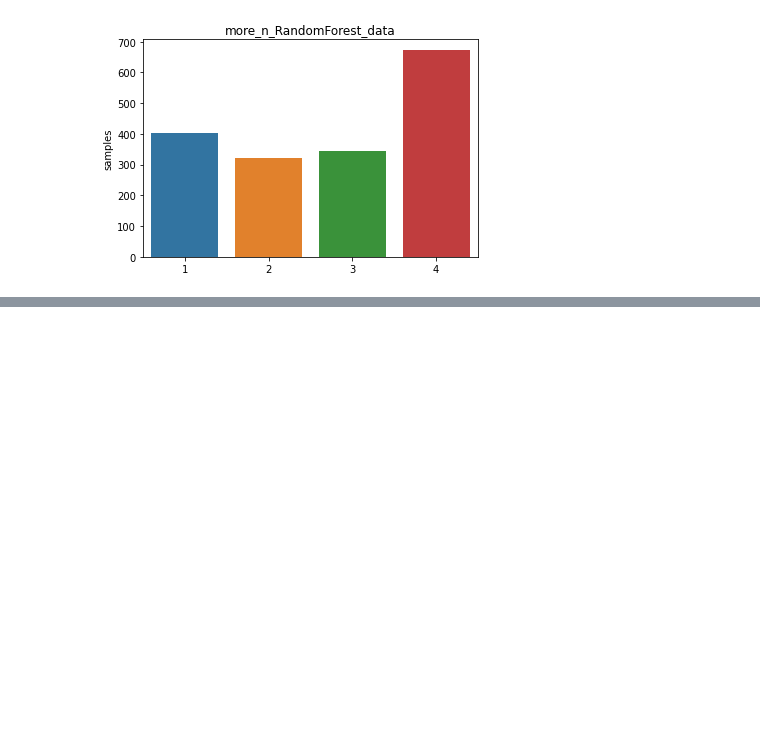
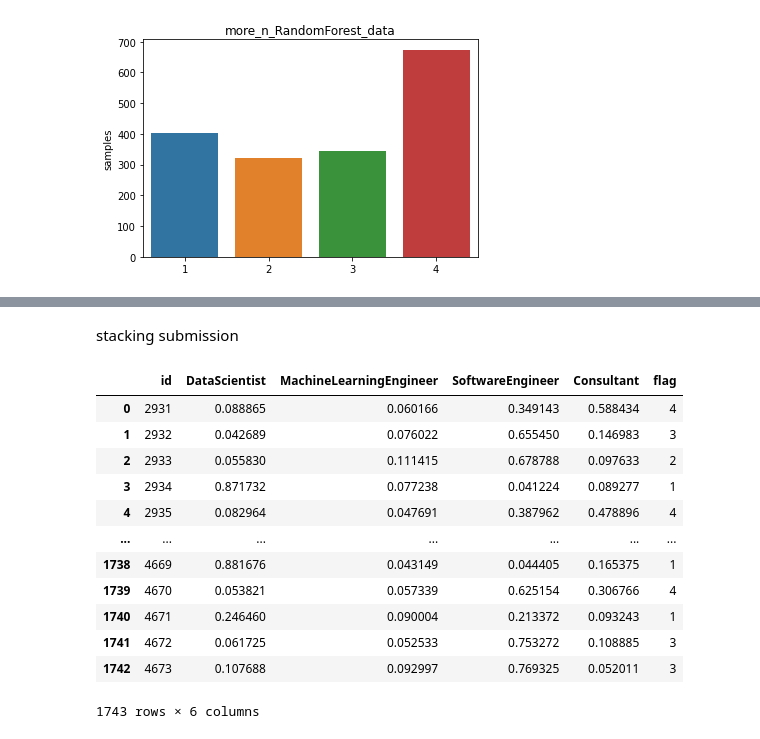
Before and after one commit to Radperia/SIGNATE_student_2020, a Jupyter notebook: SIGNATE_Tfidf_2LR+2RF_stacking.ipynb, the cells around one changed output, grey strips where cells are left out. Drawn from its saved outputs; the diff is of its cells as text; code cells hidden in the pictures; blank space fills up the shorter version.

```diff
--- a/SIGNATE_Tfidf_2LR+2RF_stacking.ipynb
+++ b/SIGNATE_Tfidf_2LR+2RF_stacking.ipynb
@@ -1080,0 +1015,23 @@ py.iplot(data, filename='labelled-heatmap')
+# %% [markdown]
+stacking submission
+# %%
+stacking_prob = pd.DataFrame()
+stacking_prob = np.stack([stacking_submission['DataScientist'], stacking_submission['MachineLearningEngineer'],
+                          stacking_submission['SoftwareEngineer'], stacking_submission['Consultant']], 1)
+stacking_y = hack(stacking_prob) + 1
+stacking_submission['flag'] = stacking_y
+stacking_submission
+# %% [output]
+|  | id | DataScientist | MachineLearningEngineer | SoftwareEngineer | Consultant | flag |
+| 0 | 2931 | 0.088865 | 0.060166 | 0.349143 | 0.588434 | 4 |
+| 1 | 2932 | 0.042689 | 0.076022 | 0.655450 | 0.146983 | 3 |
+| 2 | 2933 | 0.055830 | 0.111415 | 0.678788 | 0.097633 | 2 |
+| 3 | 2934 | 0.871732 | 0.077238 | 0.041224 | 0.089277 | 1 |
+| 4 | 2935 | 0.082964 | 0.047691 | 0.387962 | 0.478896 | 4 |
+| ... | ... | ... | ... | ... | ... | ... |
+| 1738 | 4669 | 0.881676 | 0.043149 | 0.044405 | 0.165375 | 1 |
+| 1739 | 4670 | 0.053821 | 0.057339 | 0.625154 | 0.306766 | 4 |
+| 1740 | 4671 | 0.246460 | 0.090004 | 0.213372 | 0.093243 | 1 |
+| 1741 | 4672 | 0.061725 | 0.052533 | 0.753272 | 0.108885 | 3 |
+| 1742 | 4673 | 0.107688 | 0.092997 | 0.769325 | 0.052011 | 3 |
+1743 rows × 6 columns
```
Also changed, not shown: parts of 26 cells of this notebook.
